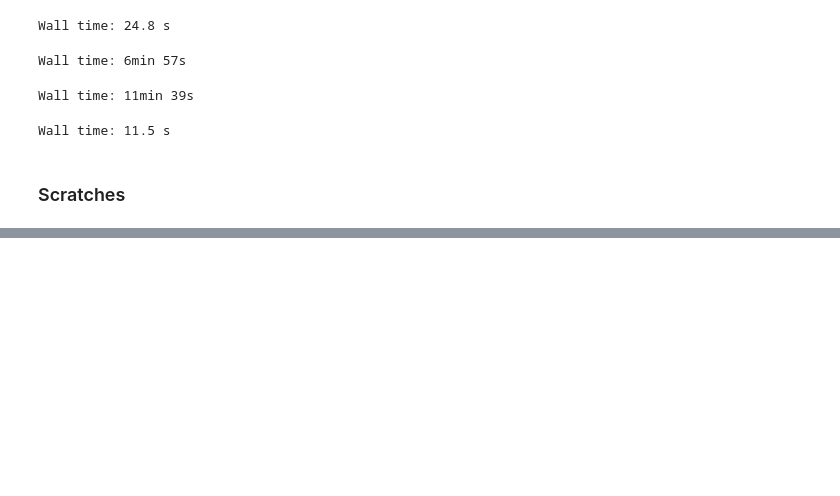
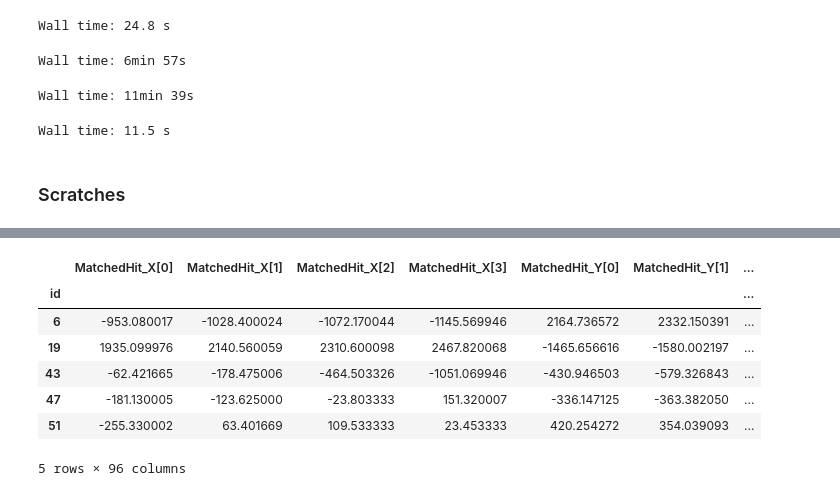
Before and after one commit to almaslov/idao2019, a Jupyter notebook: 09_foi.ipynb, the cells around one changed output, grey strips where cells are left out. Saved outputs shown, nothing was run; the diff lists cells and outputs as text; code cells hidden in the pictures; blank space fills up the shorter version.

Commit message:
+ closest hit from foi

```diff
--- a/09_foi.ipynb
+++ b/09_foi.ipynb
@@ -787,2 +764,2 @@ from transformers.err import err_cols, nerr_xy_cols
 # %%
-dt = read_train(SIMPLE_FEATURE_COLS + ARR_FEATURE_COLS, 10000)
+global_foi_data, dt_foi = read_train(SIMPLE_FEATURE_COLS + ARR_FEATURE_COLS, 100000)
@@ -830,0 +821,54 @@ AttributeError: 'bool' object has no attribute 'any'
+# %%
+%%time
+
+def to_closest_cols(cols):
+    return ['Cl_' + col for col in cols]
+
+cl_xyz_cols = to_closest_cols(xyz_cols)
+cl_t_cols = to_closest_cols(t_cols)
+cl_dxyz_cols = to_closest_cols(dxyz_cols)
+cl_cols = cl_xyz_cols + cl_t_cols + cl_dxyz_cols
+
+def match_track_hits(exy, foi_info):
+    data = np.empty(len(cl_cols), dtype=np.float32)
+    for i in range(4):
+        hit = get_closest(exy, foi_info, i)
+        data[i::4] = hit.values if hit is not None else np.NaN
+    return data
+
+def fill_global_closest_matched_hits2(data, data_foi, features):
+    data.loc[:, 'id'] = data.index.values
+    exy = data.loc[:, exy_cols]
+    data_foi = data_foi.astype({foi_ts_cols[2]: np.int16})
+    join = data_foi.join(exy, on='id', how='inner')
+    for i in range(4):
+        mask = join[foi_ts_cols[2]] == i
+        slc = join.loc[mask, ['id', foi_ts_cols[2], exy_cols[i], exy_cols[i+4], foi_xyz_cols[0], foi_xyz_cols[1]]]
+        dx = slc.loc[:, exy_cols[i]].values - slc.loc[:, foi_xyz_cols[0]].values
+        dy = slc.loc[:, exy_cols[i+4]].values - slc.loc[:, foi_xyz_cols[1]].values
+        join.loc[mask, 'D2'] = dx**2 + dy**2
+
+    res = join.sort_values(by=['id', foi_ts_cols[2], 'D2'])
+    res = res.drop_duplicates(subset=['id', foi_ts_cols[2]])
+
+    subcols = foi_xyz_cols + foi_ts_cols[:1] + foi_dxyz_cols
+    nsubcols = len(subcols)
+    for i, col in enumerate(cl_cols):
+        mask = res[foi_ts_cols[2]] == (i % 4)
+        indices = res.loc[mask, 'id']
+        data.loc[indices, col] = res.loc[mask, subcols[i // 4]].values
+    features += cl_cols
+    return data
+
+dt = global_foi_data.copy()
+dt = fill_global_closest_matched_hits2(dt, dt_foi, [])
+display(dt.head())
+# %% [output]
+|  | MatchedHit_X[0] | MatchedHit_X[1] | MatchedHit_X[2] | MatchedHit_X[3] | MatchedHit_Y[0] | MatchedHit_Y[1] | ... |
+| id |  |  |  |  |  |  | ... |
+| 6 | -953.080017 | -1028.400024 | -1072.170044 | -1145.569946 | 2164.736572 | 2332.150391 | ... |
+| 19 | 1935.099976 | 2140.560059 | 2310.600098 | 2467.820068 | -1465.656616 | -1580.002197 | ... |
+| 43 | -62.421665 | -178.475006 | -464.503326 | -1051.069946 | -430.946503 | -579.326843 | ... |
+| 47 | -181.130005 | -123.625000 | -23.803333 | 151.320007 | -336.147125 | -363.382050 | ... |
+| 51 | -255.330002 | 63.401669 | 109.533333 | 23.453333 | 420.254272 | 354.039093 | ... |
+5 rows × 96 columns
```
Also changed, not shown: parts of 24 cells of this notebook, 1 other file.
